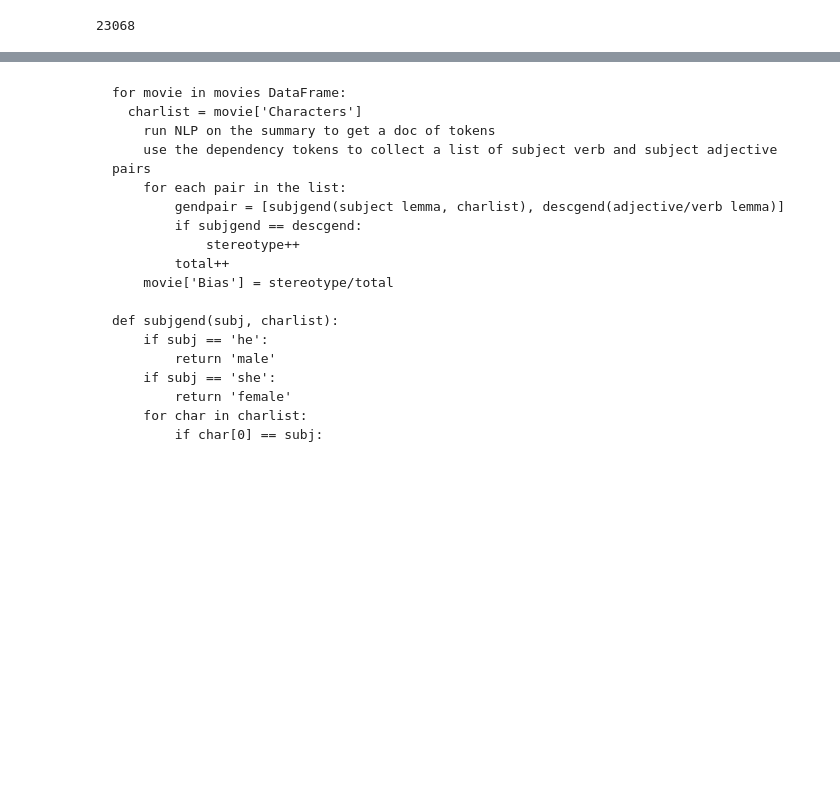
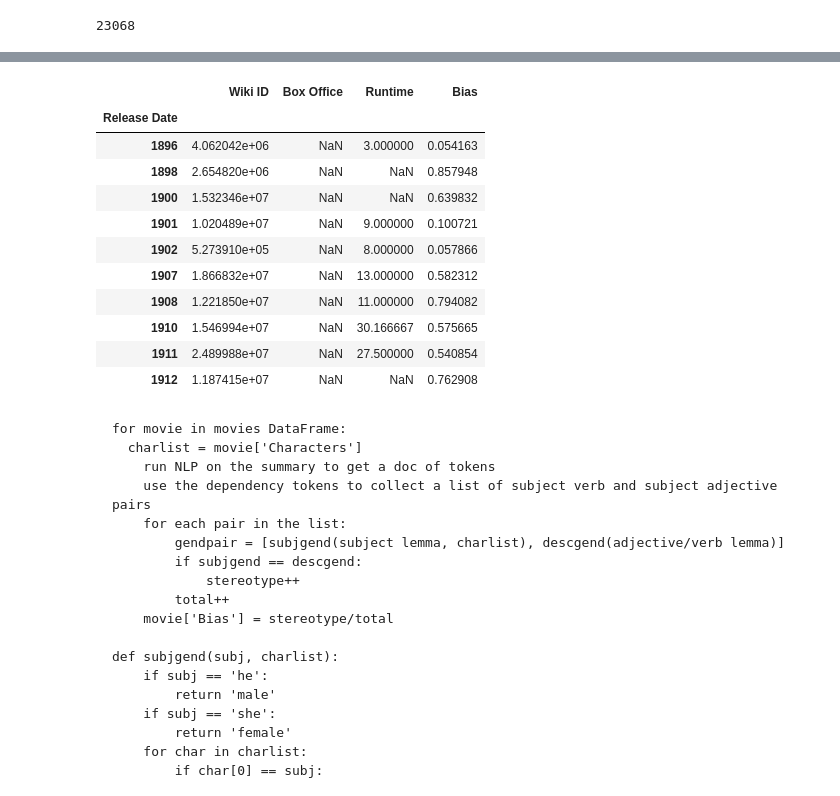
Before and after one commit to rmb176/MovieGenderBias, a Jupyter notebook: Research_Colab_Movie_Analysis.ipynb, the cells around one changed output, grey strips where cells are left out. Cells and saved outputs as stored; diff of their text form; code cells hidden in the pictures; blank space fills up the shorter version.

````diff
--- a/Research_Colab_Movie_Analysis.ipynb
+++ b/Research_Colab_Movie_Analysis.ipynb
@@ -361,3 +342,18 @@ plt.show()
+# %%
+movies2.head(10)
+# %% [output]
+|  | Wiki ID | Box Office | Runtime | Bias |
+| Release Date |  |  |  |  |
+| 1896 | 4.062042e+06 | NaN | 3.000000 | 0.054163 |
+| 1898 | 2.654820e+06 | NaN | NaN | 0.857948 |
+| 1900 | 1.532346e+07 | NaN | NaN | 0.639832 |
+| 1901 | 1.020489e+07 | NaN | 9.000000 | 0.100721 |
+| 1902 | 5.273910e+05 | NaN | 8.000000 | 0.057866 |
+| 1907 | 1.866832e+07 | NaN | 13.000000 | 0.582312 |
+| 1908 | 1.221850e+07 | NaN | 11.000000 | 0.794082 |
+| 1910 | 1.546994e+07 | NaN | 30.166667 | 0.575665 |
+| 1911 | 2.489988e+07 | NaN | 27.500000 | 0.540854 |
+| 1912 | 1.187415e+07 | NaN | NaN | 0.762908 |
 # %% [markdown]
 ```
 for movie in movies DataFrame:
````
Also changed, not shown: parts of 7 cells of this notebook.
